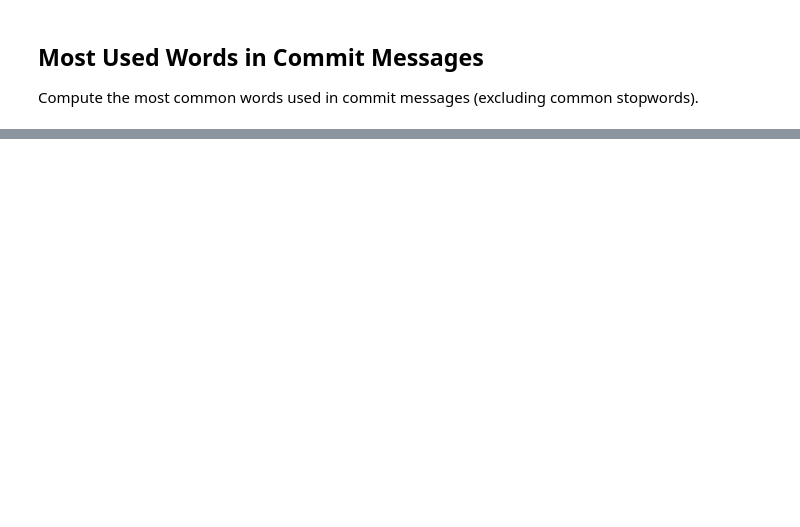
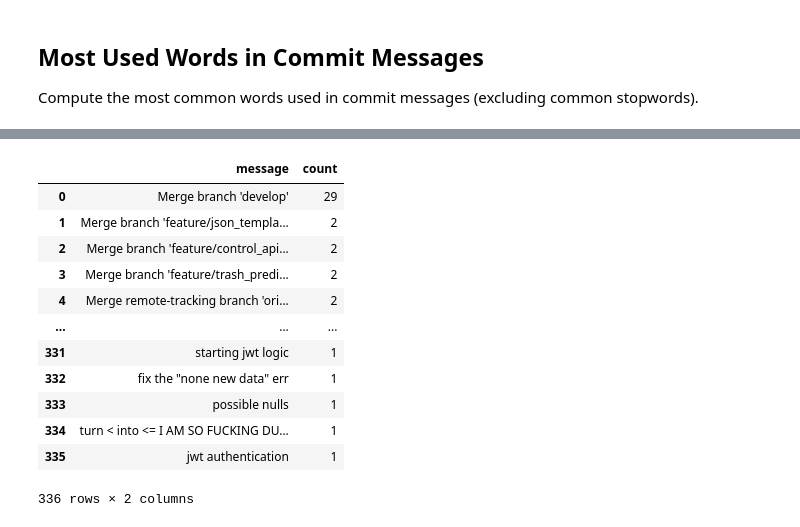
Before and after one commit to ChrisHorler/ICT1_4_ZwerfAfval, a Jupyter notebook: documentation/stats/git_analysis.ipynb, the cells around one changed output, grey strips where cells are left out. Saved outputs shown, nothing was run; the diff lists cells and outputs as text; code cells hidden in the pictures; blank space fills up the shorter version.

```diff
--- a/documentation/stats/git_analysis.ipynb
+++ b/documentation/stats/git_analysis.ipynb
@@ -93,0 +95,24 @@ pd.DataFrame(common_words, columns=['word', 'count'])
+# %%
+
+messages = Counter()
+for msg in commits['message']:
+        if msg:
+            messages[msg] += 1
+
+# Most common words
+common_messages = messages.most_common(2000)
+pd.DataFrame(common_messages, columns=['message', 'count'])
+# %% [output]
+|  | message | count |
+| 0 | Merge branch 'develop' | 29 |
+| 1 | Merge branch 'feature/json_templa... | 2 |
+| 2 | Merge branch 'feature/control_api... | 2 |
+| 3 | Merge branch 'feature/trash_predi... | 2 |
+| 4 | Merge remote-tracking branch 'ori... | 2 |
+| ... | ... | ... |
+| 331 | starting jwt logic | 1 |
+| 332 | fix the "none new data" err | 1 |
+| 333 | possible nulls | 1 |
+| 334 | turn < into <= I AM SO FUCKING DU... | 1 |
+| 335 | jwt authentication | 1 |
+336 rows × 2 columns
```
Also changed, not shown: parts of 2 cells of this notebook.
